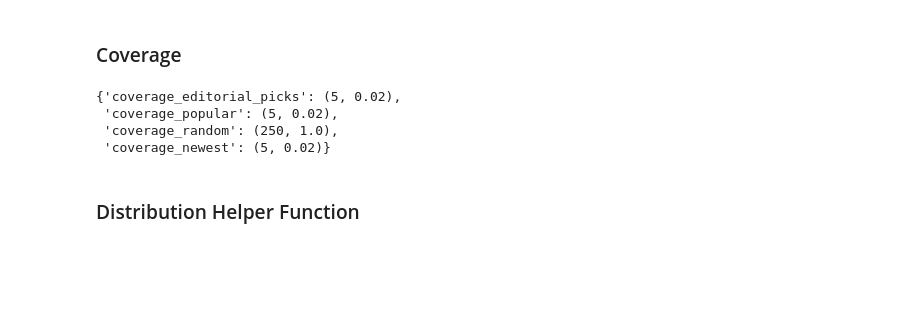
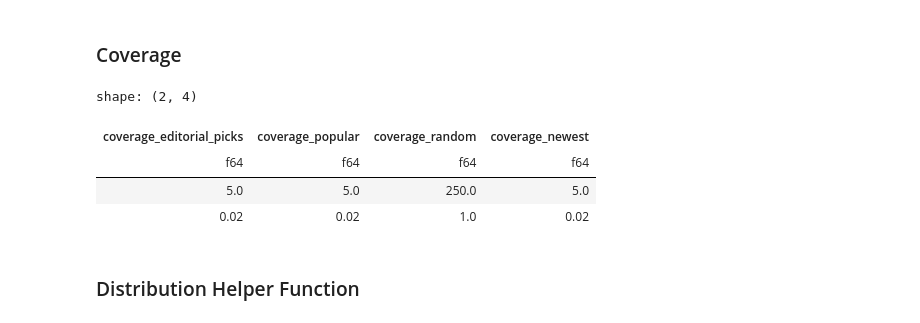
Before and after one commit to ebanalyse/ebnerd-benchmark, a Jupyter notebook: examples/03_beyond_accuracy/make_beyond_accuracy.ipynb, the cells around one changed output. Cells and saved outputs as stored; diff of their text form; code cells hidden in the pictures; blank space fills up the shorter version.

Commit message:
update notebook to dataframes output

```diff
--- a/examples/03_beyond_accuracy/make_beyond_accuracy.ipynb
+++ b/examples/03_beyond_accuracy/make_beyond_accuracy.ipynb
@@ -423,16 +426,17 @@ novelty_dict
 # %%
 coverage_dict = {
     f"{coverage.name}_editorial_picks" : coverage(n_candidates_editorial_picks, candidate_list),
     f"{coverage.name}_popular" : coverage(n_candidates_popular, candidate_list),
     f"{coverage.name}_random" : coverage(n_candidates_random, candidate_list),
     f"{coverage.name}_newest" : coverage(n_candidates_newest, candidate_list),
 }
-coverage_dict
+pl.DataFrame(coverage_dict)
 # %% [output]
-{'coverage_editorial_picks': (5, 0.02),
- 'coverage_popular': (5, 0.02),
- 'coverage_random': (250, 1.0),
- 'coverage_newest': (5, 0.02)}
+shape: (2, 4)
+| coverage_editorial_picks | coverage_popular | coverage_random | coverage_newest |
+| f64 | f64 | f64 | f64 |
+| 5.0 | 5.0 | 250.0 | 5.0 |
+| 0.02 | 0.02 | 1.0 | 0.02 |
 # %% [markdown]
 ### Distribution Helper Function
 # %%
```
Also changed, not shown: parts of 3 cells of this notebook.
